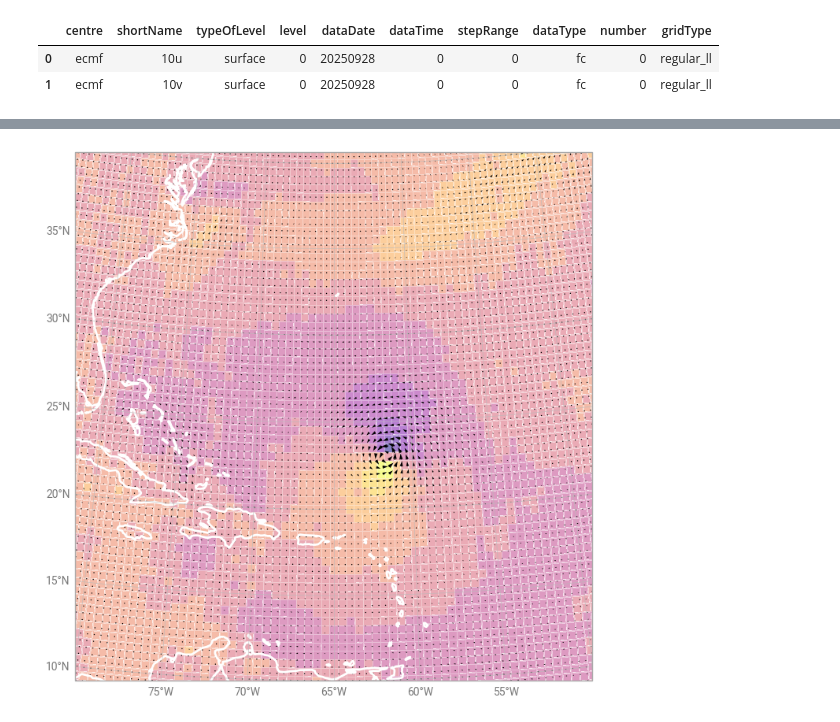
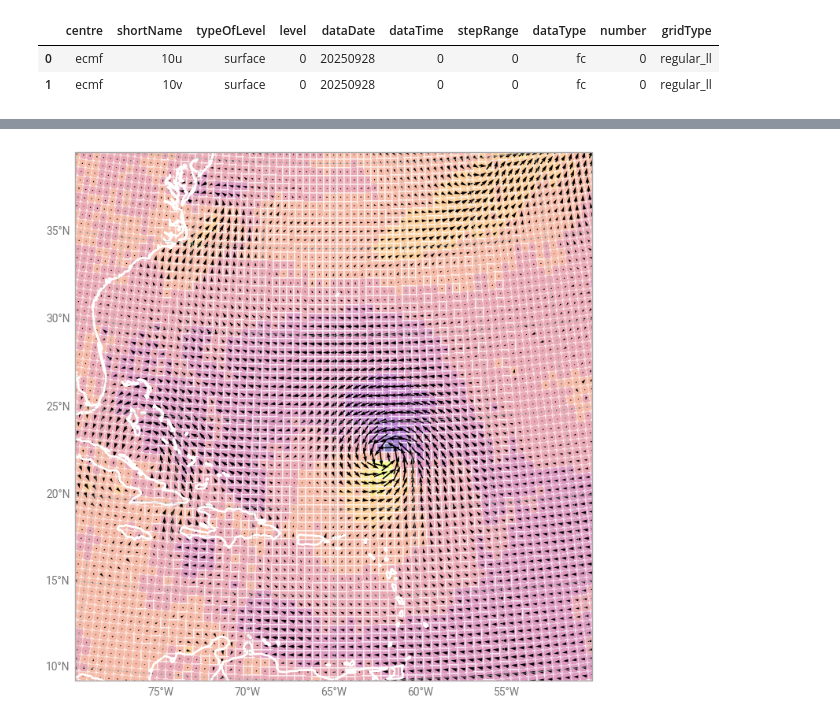
Before and after one commit to ecmwf-training/2025-computing-training-week, a Jupyter notebook: mars/earthkit_mars.ipynb, the cells around one changed output, grey strips where cells are left out. Saved outputs shown, nothing was run; the diff lists cells and outputs as text; code cells hidden in the pictures.

```diff
--- a/mars/earthkit_mars.ipynb
+++ b/mars/earthkit_mars.ipynb
@@ -177,9 +180,9 @@ from earthkit.plots.resample import Subsample
 chart = earthkit.plots.Map(domain=[-80, -50, 10, 40])
 
 chart.grid_cells(
-    data_latlon.sel(short_name="10u"), edgecolors="white", linewidths=0.5, alpha=0.5)
+    data_latlon.sel(short_name="10u"), edgecolors="white", linewidths=0.3, alpha=0.5)
 
-chart.quiver(data, resample=Subsample(4, mode="stride"))
+chart.quiver(data_latlon, resample=Subsample(1, mode="stride"))
 
 chart.coastlines(color="white", linewidth=2)
 chart.gridlines()
@@ -188,4 +193,4 @@ chart.show()
-[figure, old version]
+[figure, new version]
 # %%
 # Simple Plot
 
```
Also changed, not shown: parts of 9 cells of this notebook, 11 other files.
